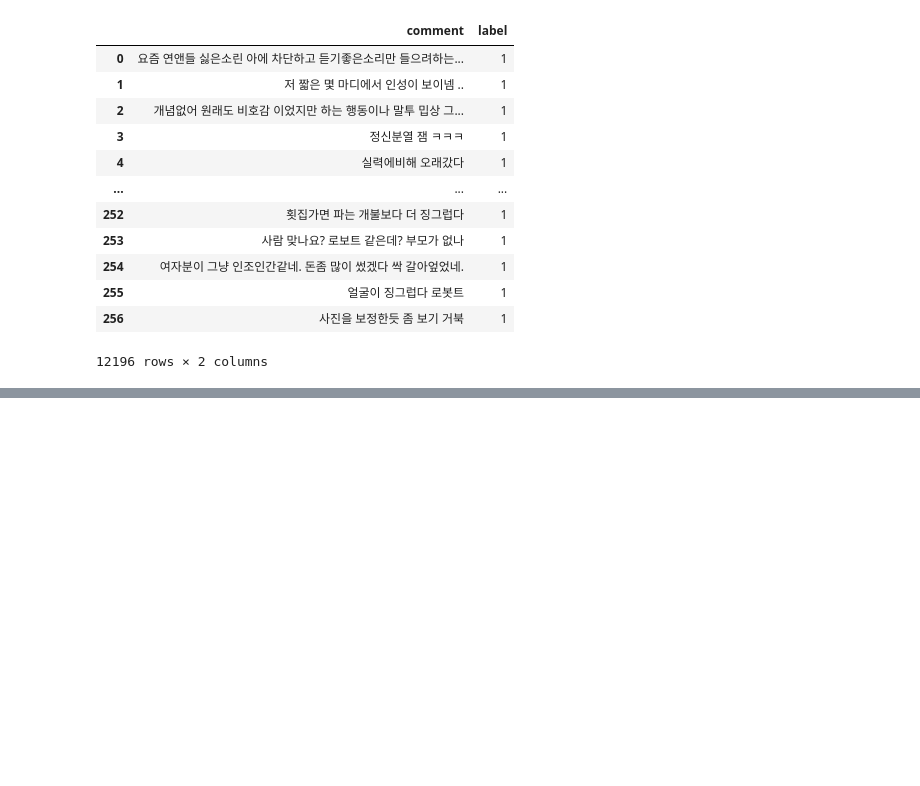
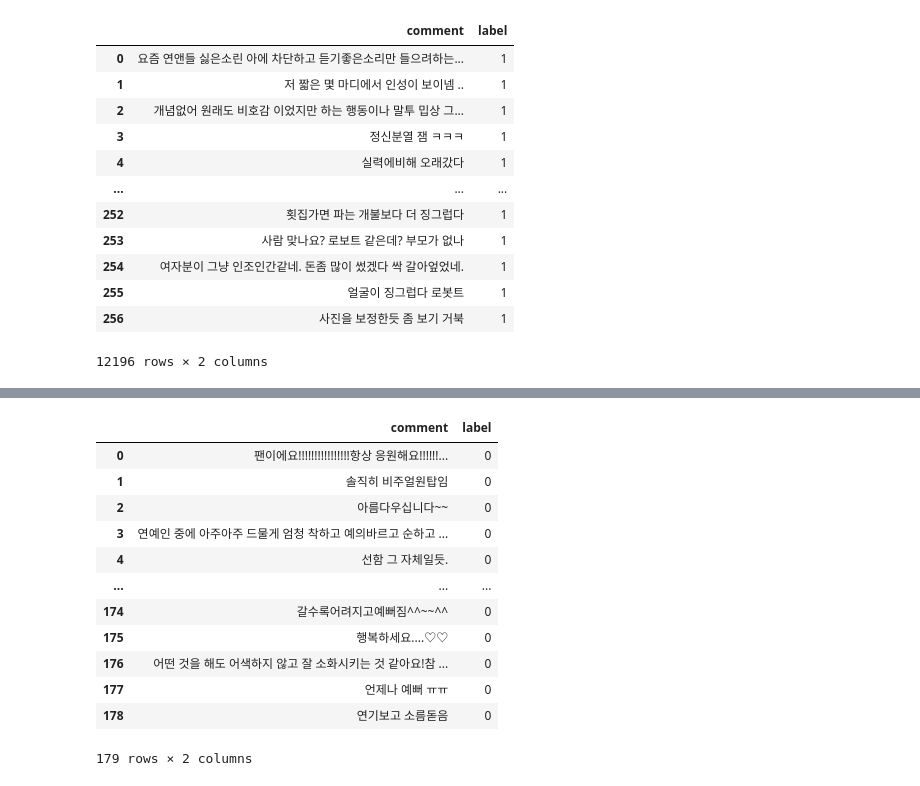
Before and after one commit to sooyeon-go/grad_project, a Jupyter notebook: comment_crawling_r/comment2_csv.ipynb, the cells around one changed output, grey strips where cells are left out. Drawn from its saved outputs; the diff is of its cells as text; code cells hidden in the pictures; blank space fills up the shorter version.

```diff
--- a/comment_crawling_r/comment2_csv.ipynb
+++ b/comment_crawling_r/comment2_csv.ipynb
@@ -665,0 +690,17 @@ fi9
+# %%
+dic11 = pd.read_csv('p_comment13_csv.csv',encoding = 'cp949')
+dic11
+# %% [output]
+|  | comment | label |
+| 0 | 팬이에요!!!!!!!!!!!!!!!!항상 응원해요!!!!!!... | 0 |
+| 1 | 솔직히 비주얼원탑임 | 0 |
+| 2 | 아름다우십니다~~ | 0 |
+| 3 | 연예인 중에 아주아주 드물게 엄청 착하고 예의바르고 순하고 ... | 0 |
+| 4 | 선함 그 자체일듯. | 0 |
+| ... | ... | ... |
+| 174 | 갈수록어려지고예뻐짐^^~~^^ | 0 |
+| 175 | 행복하세요....♡♡ | 0 |
+| 176 | 어떤 것을 해도 어색하지 않고 잘 소화시키는 것 같아요!참 ... | 0 |
+| 177 | 언제나 예뻐 ㅠㅠ | 0 |
+| 178 | 연기보고 소름돋음 | 0 |
+179 rows × 2 columns
```
Also changed, not shown: parts of 5 cells of this notebook.
